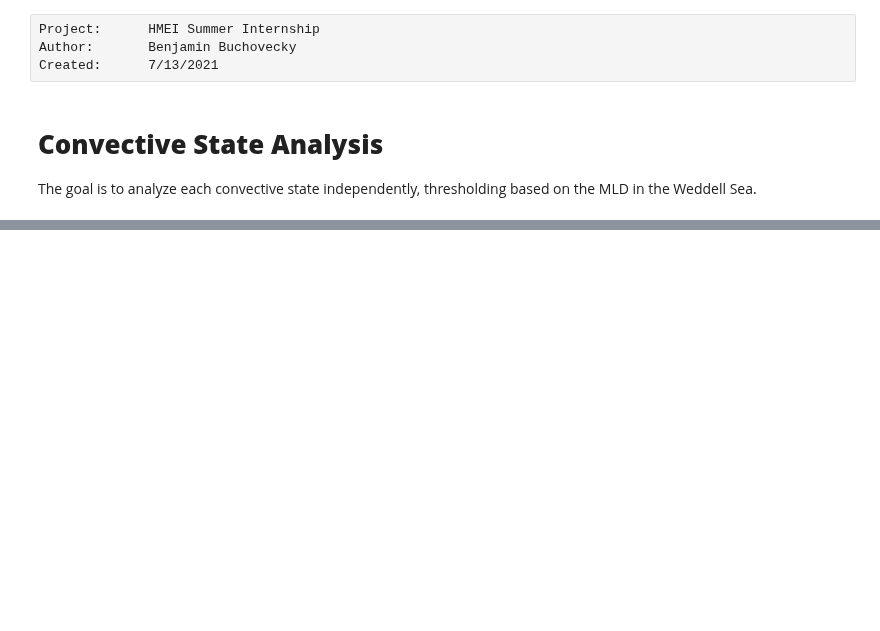
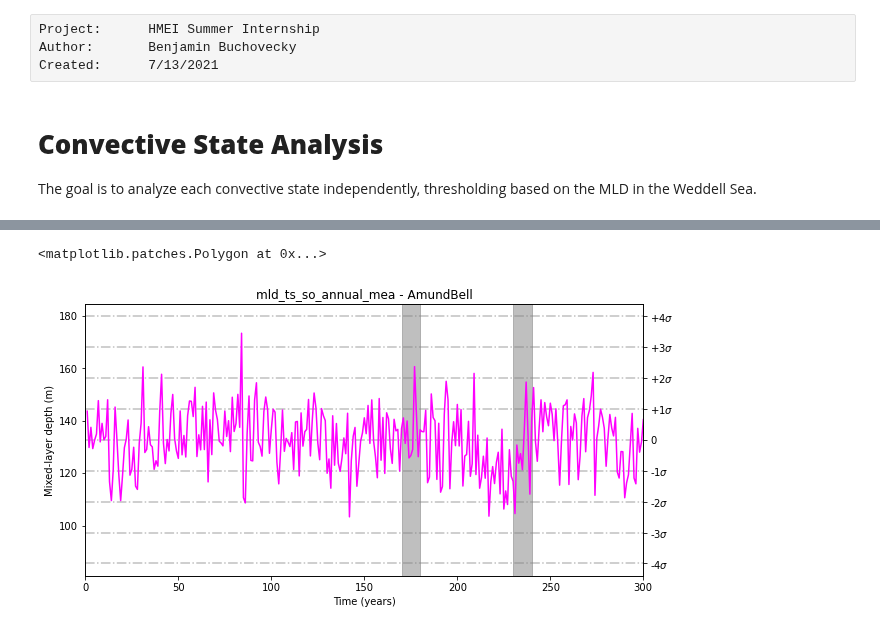
Before and after one commit to bbuchovecky/hmei, a Jupyter notebook: notebooks/convective_state_analysis.ipynb, the cells around one changed output, grey strips where cells are left out. Cells and saved outputs as stored; diff of their text form; code cells hidden in the pictures; blank space fills up the shorter version.

```diff
--- a/notebooks/convective_state_analysis.ipynb
+++ b/notebooks/convective_state_analysis.ipynb
@@ -56,0 +82,9 @@ pcs.dir_inspect('/home/bbuchovecky/storage/so_predict_derived/CTRL/MLD')
+# %%
+fig,ax = vis.stdev_plot(mld_ts_annual_mean, 'AmundBell')
+
+# ax.axvspan(169,179,color='gray', alpha=0.5)
+ax.axvspan(170,180,color='gray', alpha=0.5)
+ax.axvspan(230,240, color='gray', alpha=0.5)
+# %% [output]
+<matplotlib.patches.Polygon at 0x...>
+[figure, added]
```
Also changed, not shown: parts of 9 cells of this notebook, 3 other files.
